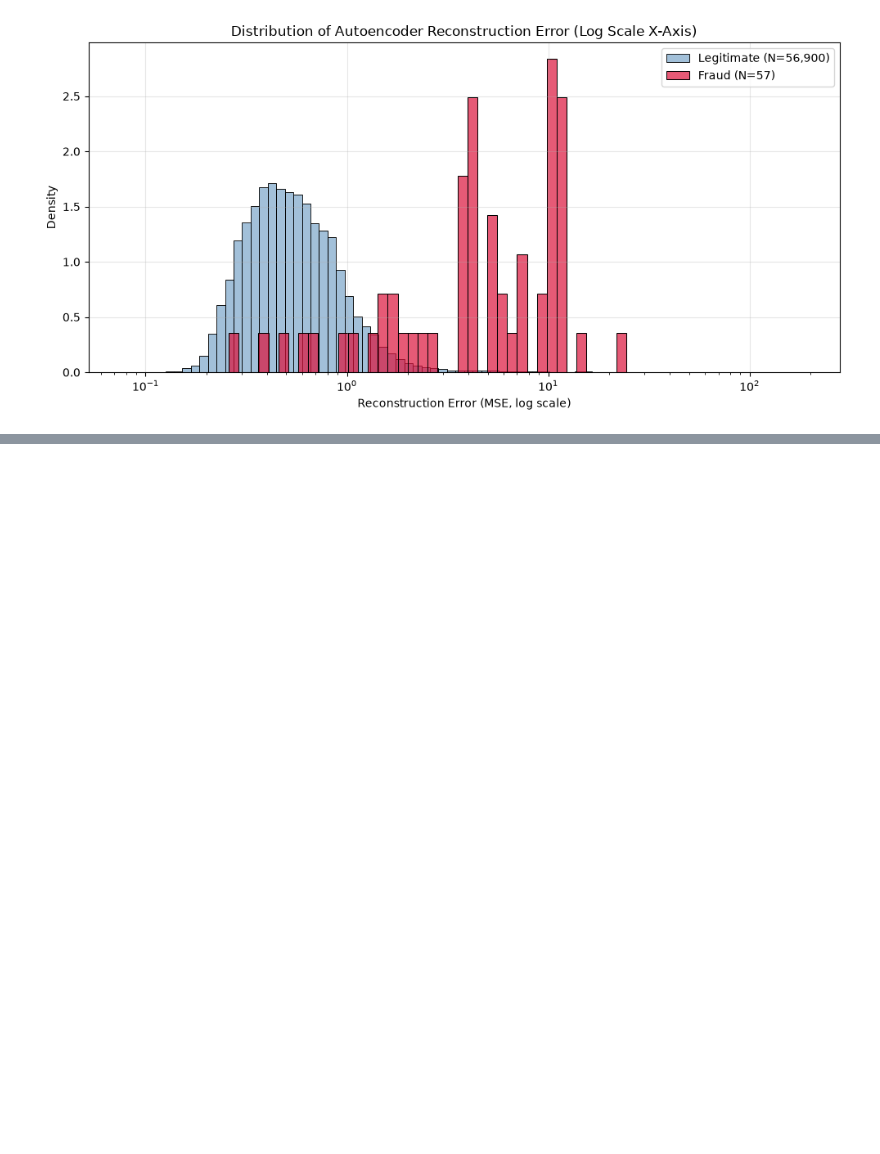
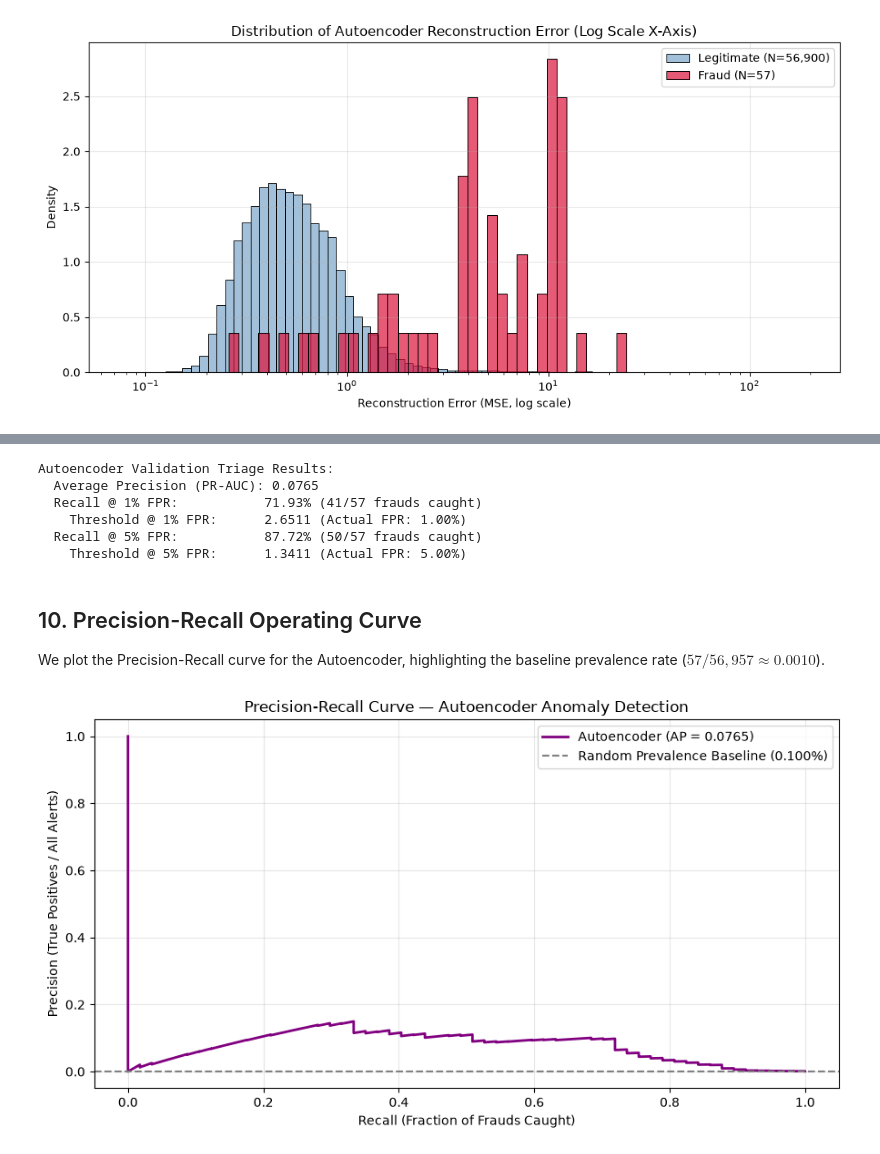
Before and after one commit to Rudra-codee/card-fraud-triage, a Jupyter notebook: notebooks/05_autoencoder_training_and_evaluation.ipynb, the cells around one changed output, grey strips where cells are left out. Saved outputs shown, nothing was run; the diff lists cells and outputs as text; code cells hidden in the pictures; blank space fills up the shorter version.

Commit message:
validation triage evaluation and precision recall curve

```diff
--- a/notebooks/05_autoencoder_training_and_evaluation.ipynb
+++ b/notebooks/05_autoencoder_training_and_evaluation.ipynb
@@ -250,0 +258,40 @@ plt.show()
+# %%
+aligned_val = align_scores_with_labels(df_val_scores, row_ids_val, y_val)
+scores_val = aligned_val["anomaly_score"].to_numpy()
+
+ae_ap = average_precision_score(y_val, scores_val)
+ae_recall_1pct = recall_at_fpr(y_val, scores_val, max_fpr=0.01)
+ae_recall_5pct = recall_at_fpr(y_val, scores_val, max_fpr=0.05)
+
+print("Autoencoder Validation Triage Results:")
+print(f"  Average Precision (PR-AUC): {ae_ap:.4f}")
+print(f"  Recall @ 1% FPR:           {ae_recall_1pct['recall'] * 100:.2f}% ({ae_recall_1pct['true_positives']}/{int((y_val == 1).sum())} frauds caught)")
+print(f"    Threshold @ 1% FPR:      {ae_recall_1pct['threshold']:.4f} (Actual FPR: {ae_recall_1pct['actual_fpr']*100:.2f}%)")
+print(f"  Recall @ 5% FPR:           {ae_recall_5pct['recall'] * 100:.2f}% ({ae_recall_5pct['true_positives']}/{int((y_val == 1).sum())} frauds caught)")
+print(f"    Threshold @ 5% FPR:      {ae_recall_5pct['threshold']:.4f} (Actual FPR: {ae_recall_5pct['actual_fpr']*100:.2f}%)")
+# %% [output]
+Autoencoder Validation Triage Results:
+  Average Precision (PR-AUC): 0.0765
+  Recall @ 1% FPR:           71.93% (41/57 frauds caught)
+    Threshold @ 1% FPR:      2.6511 (Actual FPR: 1.00%)
+  Recall @ 5% FPR:           87.72% (50/57 frauds caught)
+    Threshold @ 5% FPR:      1.3411 (Actual FPR: 5.00%)
+# %% [markdown]
+## 10. Precision-Recall Operating Curve
+
+We plot the Precision-Recall curve for the Autoencoder, highlighting the baseline prevalence rate ($57 / 56,957 \approx 0.0010$).
+# %%
+precisions, recalls, thresholds = precision_recall_curve(y_val, scores_val)
+
+plt.figure(figsize=(9, 5))
+plt.plot(recalls, precisions, color="purple", lw=2, label=f"Autoencoder (AP = {ae_ap:.4f})")
+plt.axhline(y=(y_val == 1).mean(), color="gray", linestyle="--", label=f"Random Prevalence Baseline ({((y_val == 1).mean()*100):.3f}%)")
+plt.title("Precision-Recall Curve — Autoencoder Anomaly Detection")
+plt.xlabel("Recall (Fraction of Frauds Caught)")
+plt.ylabel("Precision (True Positives / All Alerts)")
+plt.grid(True, alpha=0.3)
+plt.legend(frameon=True)
+plt.tight_layout()
+plt.show()
+# %% [output]
+[figure, added]
```
Also changed, not shown: parts of 1 cell of this notebook.
